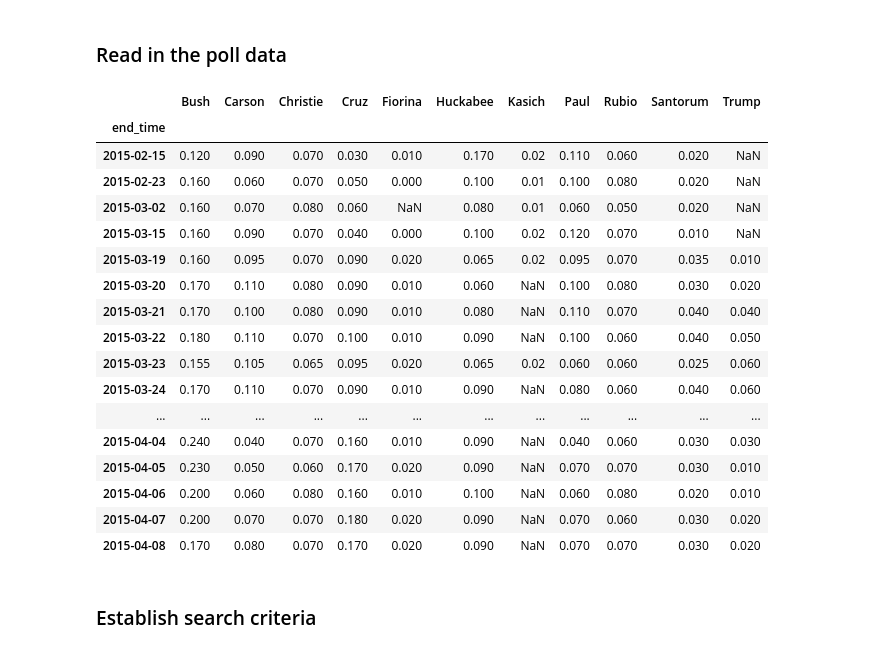
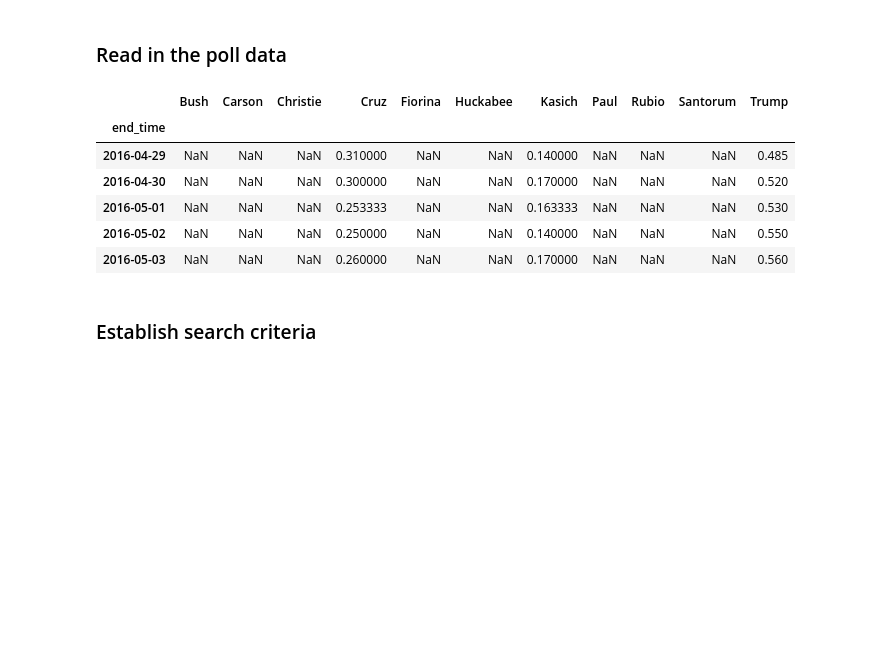
Before and after one commit to sgodfrey66/Polls_and_press, a Jupyter notebook: code/GoogleBigQuery.ipynb, the cells around one changed output. Cells and saved outputs as stored; diff of their text form; code cells hidden in the pictures; blank space fills up the shorter version.

```diff
--- a/code/GoogleBigQuery.ipynb
+++ b/code/GoogleBigQuery.ipynb
@@ -395,27 +541,16 @@ print(test_d)
 # Get the pure poll data for 2016
 df_polls_2016 = pd.read_csv('../data/pure_poll_data_2016.csv')
 df_polls_2016.set_index('end_time', inplace = True)
-# %%
-df_polls_2016.head(25)
-# %% [output]
-|  | Bush | Carson | Christie | Cruz | Fiorina | Huckabee | Kasich | Paul | Rubio | Santorum | Trump |
-| end_time |  |  |  |  |  |  |  |  |  |  |  |
-| 2015-02-15 | 0.120 | 0.090 | 0.070 | 0.030 | 0.010 | 0.170 | 0.02 | 0.110 | 0.060 | 0.020 | NaN |
-| 2015-02-23 | 0.160 | 0.060 | 0.070 | 0.050 | 0.000 | 0.100 | 0.01 | 0.100 | 0.080 | 0.020 | NaN |
-| 2015-03-02 | 0.160 | 0.070 | 0.080 | 0.060 | NaN | 0.080 | 0.01 | 0.060 | 0.050 | 0.020 | NaN |
-| 2015-03-15 | 0.160 | 0.090 | 0.070 | 0.040 | 0.000 | 0.100 | 0.02 | 0.120 | 0.070 | 0.010 | NaN |
-| 2015-03-19 | 0.160 | 0.095 | 0.070 | 0.090 | 0.020 | 0.065 | 0.02 | 0.095 | 0.070 | 0.035 | 0.010 |
-| 2015-03-20 | 0.170 | 0.110 | 0.080 | 0.090 | 0.010 | 0.060 | NaN | 0.100 | 0.080 | 0.030 | 0.020 |
-| 2015-03-21 | 0.170 | 0.100 | 0.080 | 0.090 | 0.010 | 0.080 | NaN | 0.110 | 0.070 | 0.040 | 0.040 |
-| 2015-03-22 | 0.180 | 0.110 | 0.070 | 0.100 | 0.010 | 0.090 | NaN | 0.100 | 0.060 | 0.040 | 0.050 |
-| 2015-03-23 | 0.155 | 0.105 | 0.065 | 0.095 | 0.020 | 0.065 | 0.02 | 0.060 | 0.060 | 0.025 | 0.060 |
-| 2015-03-24 | 0.170 | 0.110 | 0.070 | 0.090 | 0.010 | 0.090 | NaN | 0.080 | 0.060 | 0.040 | 0.060 |
-| ... | ... | ... | ... | ... | ... | ... | ... | ... | ... | ... | ... |
-| 2015-04-04 | 0.240 | 0.040 | 0.070 | 0.160 | 0.010 | 0.090 | NaN | 0.040 | 0.060 | 0.030 | 0.030 |
-| 2015-04-05 | 0.230 | 0.050 | 0.060 | 0.170 | 0.020 | 0.090 | NaN | 0.070 | 0.070 | 0.030 | 0.010 |
-| 2015-04-06 | 0.200 | 0.060 | 0.080 | 0.160 | 0.010 | 0.100 | NaN | 0.060 | 0.080 | 0.020 | 0.010 |
-| 2015-04-07 | 0.200 | 0.070 | 0.070 | 0.180 | 0.020 | 0.090 | NaN | 0.070 | 0.060 | 0.030 | 0.020 |
-| 2015-04-08 | 0.170 | 0.080 | 0.070 | 0.170 | 0.020 | 0.090 | NaN | 0.070 | 0.070 | 0.030 | 0.020 |
+# %%
+df_polls_2016.tail(5)
+# %% [output]
+|  | Bush | Carson | Christie | Cruz | Fiorina | Huckabee | Kasich | Paul | Rubio | Santorum | Trump |
+| end_time |  |  |  |  |  |  |  |  |  |  |  |
+| 2016-04-29 | NaN | NaN | NaN | 0.310000 | NaN | NaN | 0.140000 | NaN | NaN | NaN | 0.485 |
+| 2016-04-30 | NaN | NaN | NaN | 0.300000 | NaN | NaN | 0.170000 | NaN | NaN | NaN | 0.520 |
+| 2016-05-01 | NaN | NaN | NaN | 0.253333 | NaN | NaN | 0.163333 | NaN | NaN | NaN | 0.530 |
+| 2016-05-02 | NaN | NaN | NaN | 0.250000 | NaN | NaN | 0.140000 | NaN | NaN | NaN | 0.550 |
+| 2016-05-03 | NaN | NaN | NaN | 0.260000 | NaN | NaN | 0.170000 | NaN | NaN | NaN | 0.560 |
 # %% [markdown]
 ### Establish search criteria
 # %%
```
Also changed, not shown: parts of 8 cells of this notebook, 2 other files.
